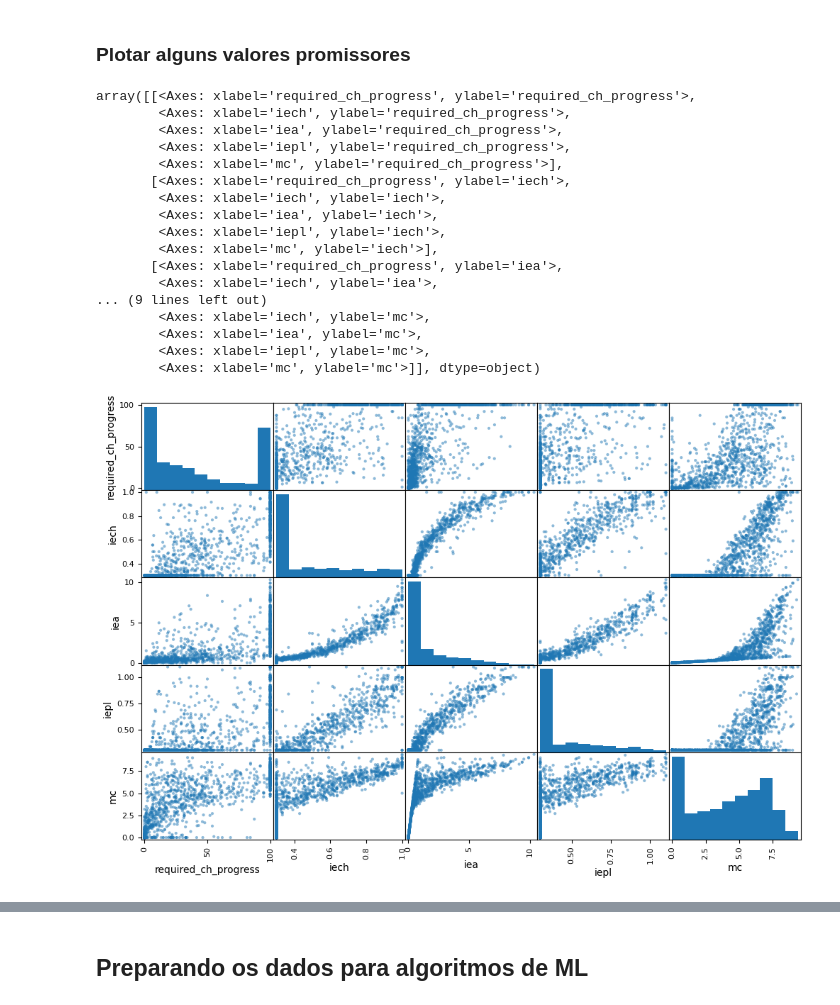
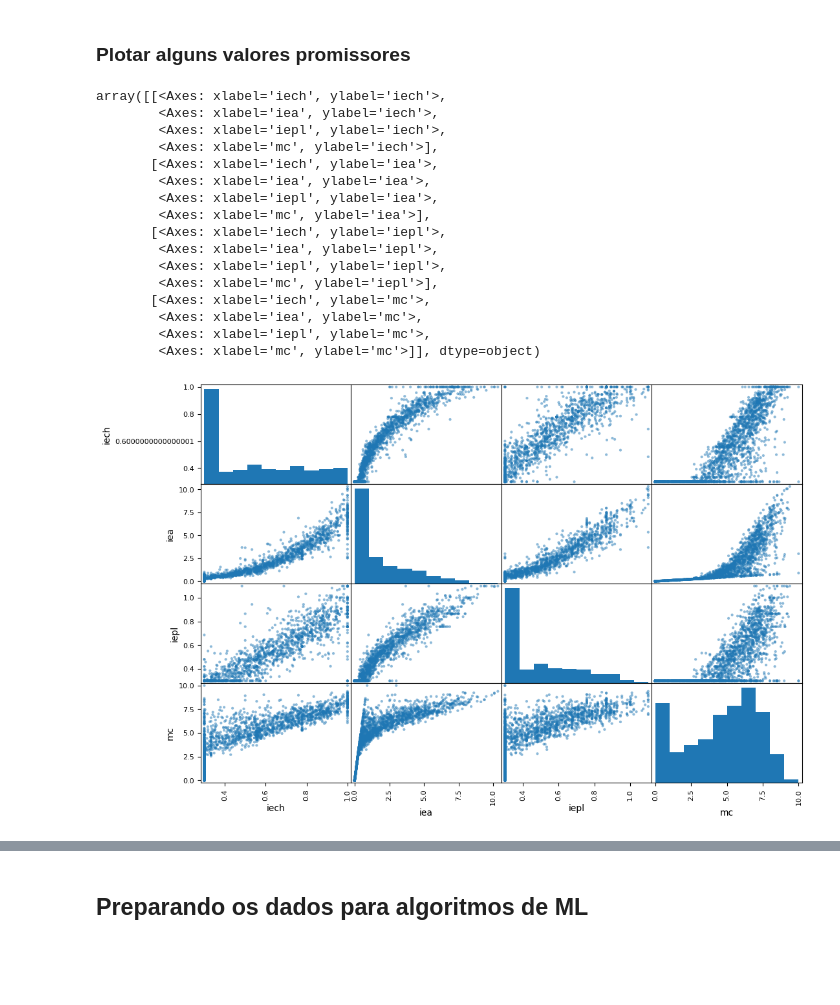
Before and after one commit to motamarcelo/jupyter_notebooks, a Jupyter notebook: Evasao.ipynb, the cells around one changed output, grey strips where cells are left out. Drawn from its saved outputs; the diff is of its cells as text; code cells hidden in the pictures; blank space fills up the shorter version.

```diff
--- a/Evasao.ipynb
+++ b/Evasao.ipynb
@@ -169,5 +157,5 @@ memory usage: 199.9+ KB
 # %%
-# Categorizando o curriculum status
+# Categorizando o curriculum status para separar os alunos que evadiram(Cancelado ou Trancado)
 
-evasao_whithout_ativos['status_num'] = evasao_whithout_ativos['curriculum_status'].apply(lambda x: 0 if x == "CANCELADO" else 1)
-evasao_whithout_ativos.drop(columns=['curriculum_status'], inplace=True)
+evasao_reduzido['status_num'] = evasao_reduzido['curriculum_status'].apply(lambda x: 0 if x in {"CANCELADO", "TRANCADO"} else 1)
+evasao_with_label = evasao_reduzido.drop(columns=['curriculum_status'])
@@ -174,5 +182,5 @@ evasao_whithout_ativos.drop(columns=['curriculum_status'], inplace=True)
 # %% [markdown]
 ## Tentar um abordagem de seleção de modelo teste estratificada com a média do aluno, já que na minha visão está extremamente relacionado com a evasão
 # %%
-evasao_whithout_ativos['mc_cat'] = pd.cut(evasao_whithout_ativos['mc'], bins=[-1.0, 2.0, 4.0, 5.0, 7., 11.], labels=[1, 2, 3, 4, 5], right=True)
+evasao_with_label['mc_cat'] = pd.cut(evasao_with_label['mc'], bins=[-1.0, 2.0, 4.0, 5.0, 7., 11.], labels=[1, 2, 3, 4, 5], right=True)
 # %%
@@ -184,7 +192,7 @@ evasao_whithout_ativos['mc_cat'].hist()
 from sklearn.model_selection import StratifiedShuffleSplit
 
 # Como eu estou tratando de um recorte do dataset original preciso resetar os index
-evasao_whithout_ativos = evasao_whithout_ativos.reset_index(drop=True)
+evasao_whithout_ativos = evasao_with_label.reset_index(drop=True)
 
 split = StratifiedShuffleSplit(n_splits=1, test_size=0.2, random_state=42)
 for train_index, test_index in split.split(evasao_whithout_ativos, evasao_whithout_ativos['mc_cat']):
@@ -232,28 +240,31 @@ student_age_at_initial_period   -0.187968
 Name: status_num, dtype: float64
+# %%
+# Vou remover alguns valores que não vejo sentido continuar usando, já que são equialentes ao course_name
+columns_to_drop = ['course_iepl', 'course_mc', 'course_iech']
+evasion = evasion.drop(columns=[col for col in columns_to_drop if col in evasion.columns])
 # %% [markdown]
 ### Plotar alguns valores promissores
 # %%
 from pandas.plotting import scatter_matrix
 
-attributes = ['required_ch_progress', 'iech', 'iea', 'iepl', 'mc']
+attributes = ['iech', 'iea', 'iepl', 'mc']
 scatter_matrix(evasion[attributes], figsize=(12, 8))
 # %% [output]
-array([[<Axes: xlabel='required_ch_progress', ylabel='required_ch_progress'>,
-        <Axes: xlabel='iech', ylabel='required_ch_progress'>,
-        <Axes: xlabel='iea', ylabel='required_ch_progress'>,
-        <Axes: xlabel='iepl', ylabel='required_ch_progress'>,
-        <Axes: xlabel='mc', ylabel='required_ch_progress'>],
-       [<Axes: xlabel='required_ch_progress', ylabel='iech'>,
-        <Axes: xlabel='iech', ylabel='iech'>,
+array([[<Axes: xlabel='iech', ylabel='iech'>,
         <Axes: xlabel='iea', ylabel='iech'>,
         <Axes: xlabel='iepl', ylabel='iech'>,
         <Axes: xlabel='mc', ylabel='iech'>],
-       [<Axes: xlabel='required_ch_progress', ylabel='iea'>,
-        <Axes: xlabel='iech', ylabel='iea'>,
-... (9 lines left out)
-        <Axes: xlabel='iech', ylabel='mc'>,
+       [<Axes: xlabel='iech', ylabel='iea'>,
+        <Axes: xlabel='iea', ylabel='iea'>,
+        <Axes: xlabel='iepl', ylabel='iea'>,
+        <Axes: xlabel='mc', ylabel='iea'>],
+       [<Axes: xlabel='iech', ylabel='iepl'>,
+        <Axes: xlabel='iea', ylabel='iepl'>,
+        <Axes: xlabel='iepl', ylabel='iepl'>,
+        <Axes: xlabel='mc', ylabel='iepl'>],
+       [<Axes: xlabel='iech', ylabel='mc'>,
         <Axes: xlabel='iea', ylabel='mc'>,
         <Axes: xlabel='iepl', ylabel='mc'>,
         <Axes: xlabel='mc', ylabel='mc'>]], dtype=object)
-[figure, old version]
+[figure, new version]
 # %%
```
Also changed, not shown: parts of 23 cells of this notebook.
